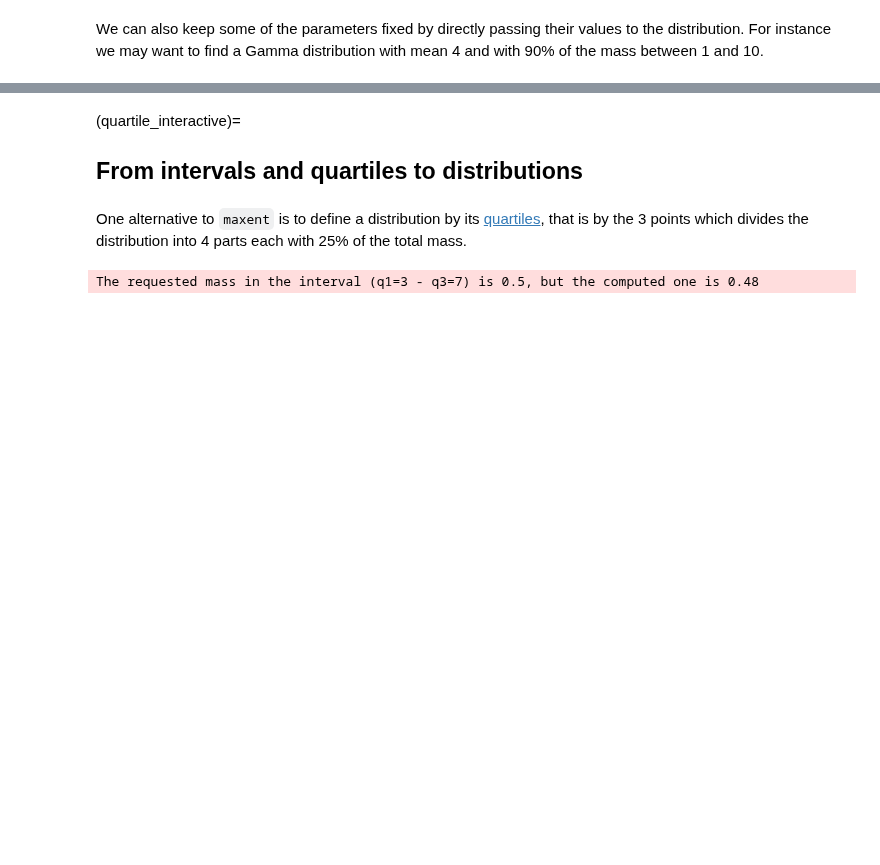
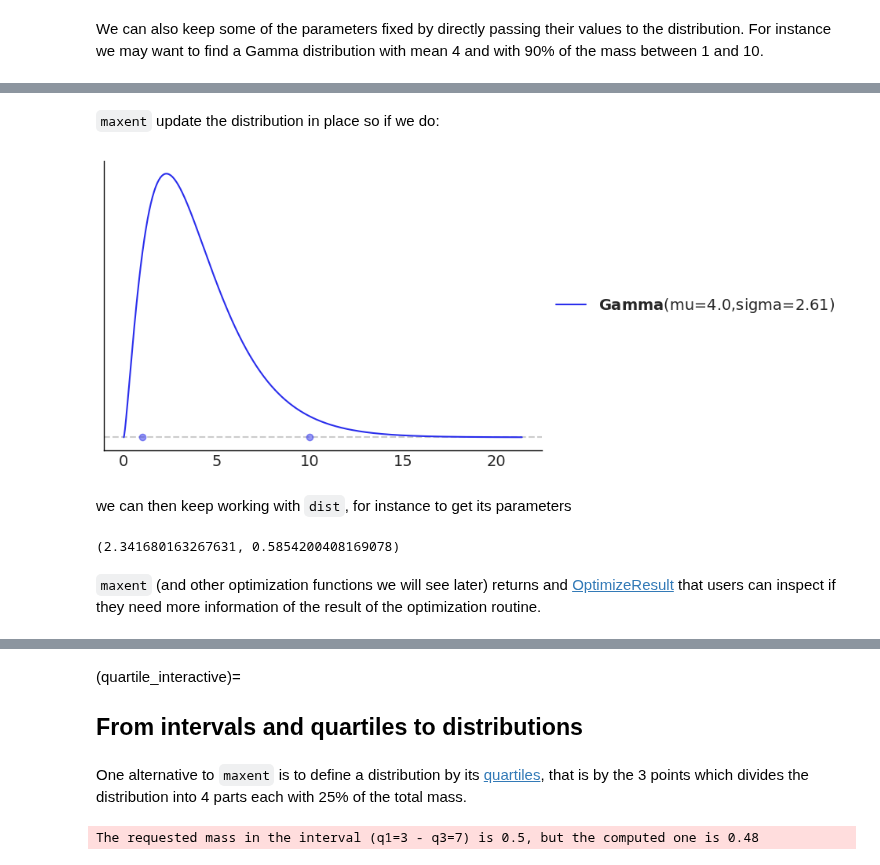
Before and after one commit to arviz-devs/preliz, a Jupyter notebook: docs/examples/param_space_1d_examples.ipynb, the cells around one changed output, grey strips where cells are left out. Saved outputs shown, nothing was run; the diff lists cells and outputs as text; code cells hidden in the pictures; blank space fills up the shorter version.

```diff
--- a/docs/examples/param_space_1d_examples.ipynb
+++ b/docs/examples/param_space_1d_examples.ipynb
@@ -135,0 +136,15 @@ pz.maxent(pz.Gamma(mu=4), 1, 10, 0.9);
+# %% [markdown]
+`maxent` update the distribution in place so if we do:
+# %%
+dist = pz.Gamma(mu=4)
+pz.maxent(dist, 1, 10, 0.9);
+# %% [output]
+[figure, added]
+# %% [markdown]
+we can then keep working with `dist`, for instance to get its parameters
+# %%
+dist.alpha, dist.beta
+# %% [output]
+(2.341680163267631, 0.5854200408169078)
+# %% [markdown]
+`maxent` (and other optimization functions we will see later) returns and [OptimizeResult](https://docs.scipy.org/doc/scipy/reference/generated/scipy.optimize.OptimizeResult.html#scipy.optimize.OptimizeResult) that users can inspect if they need more information of the result of the optimization routine.
```
Also changed, not shown: parts of 7 cells of this notebook, 1 other file.
